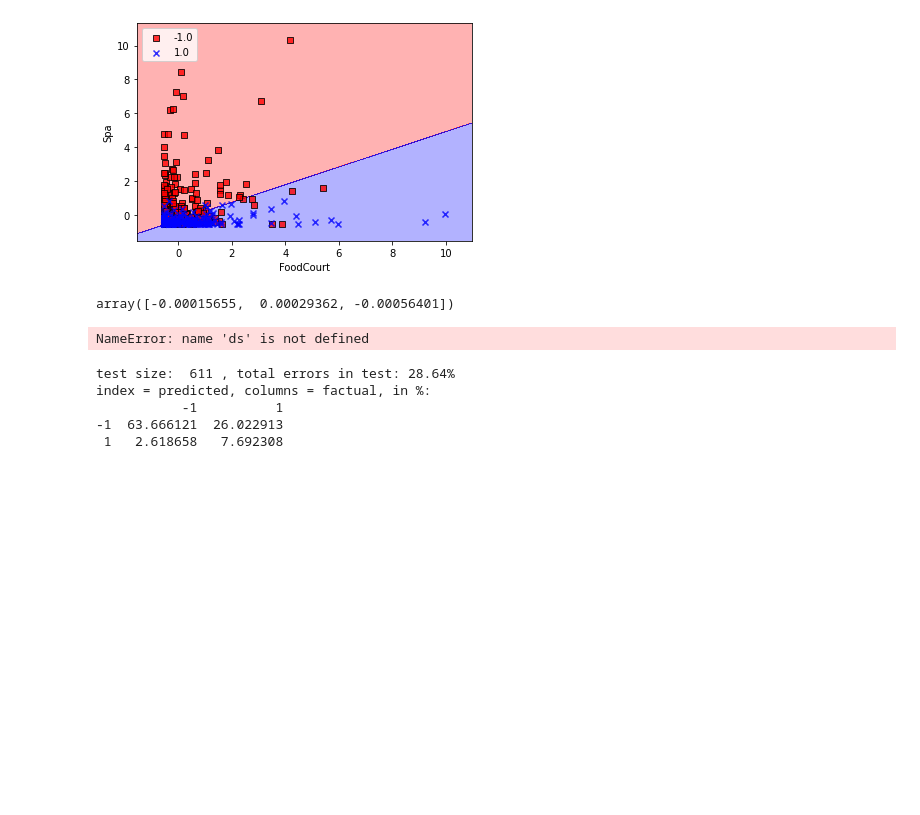
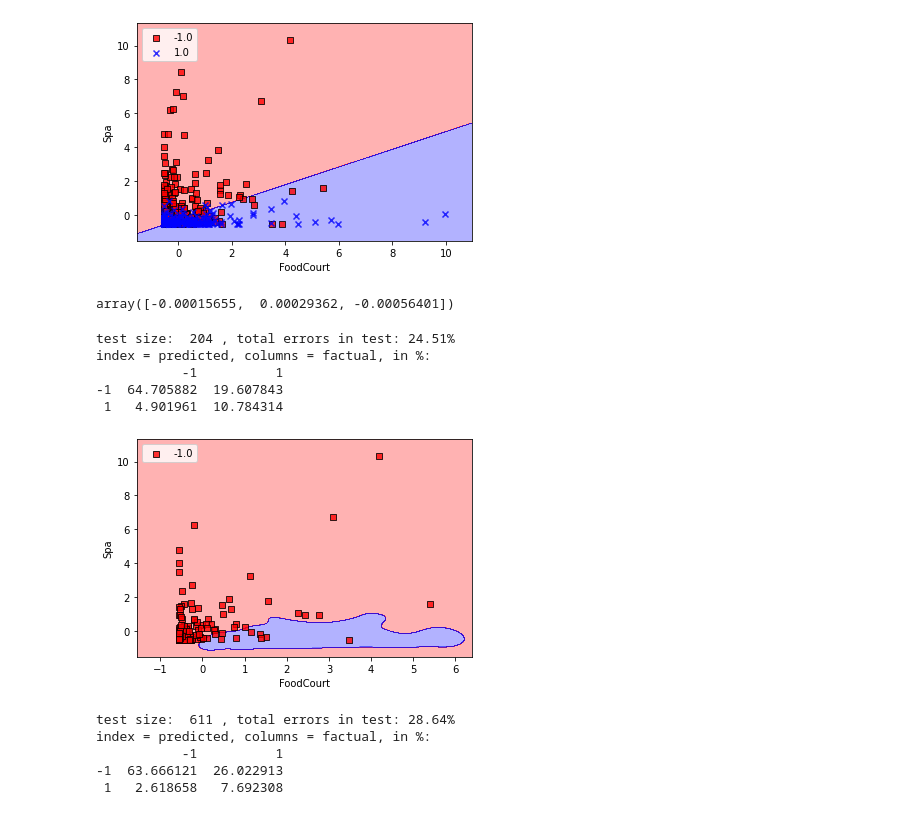
Before and after one commit to SergeyBubnov/spaceship, a Jupyter notebook: 1.ipynb, the cells around one changed output. Drawn from its saved outputs; the diff is of its cells as text; code cells hidden in the pictures; blank space fills up the shorter version.

```diff
--- a/1.ipynb
+++ b/1.ipynb
@@ -853,9 +852,14 @@ ppn_test.w_
 # %% [output]
 array([-0.00015655,  0.00029362, -0.00056401])
 # %%
-ppn_test = ds.divide_frame(dataf = dz,columns = col_s,teacher_column = "Transported",classifier = 'SVC', kernel_ = 'rbf', gamma_ = 1, c=5.0, random_state_sample = 2,random_state_ppn = 1, fraction = 0.7, eta = 0.0001, iter = 300,plot = True, res =0.01, show_value = -1.0)
+ppn_test = ds.divide_frame(dataf = dz,columns = col_s,teacher_column = "Transported",classifier = 'SVC', kernel_ = 'rbf', gamma_ = 5, c=1, degree_ = 3, random_state_sample = 2,random_state_ppn = 1, fraction = 0.9, eta = 0.0001, iter = 300,plot = True, res =0.01, show_value = -1.0)
 # %% [output]
-NameError: name 'ds' is not defined
+test size:  204 , total errors in test: 24.51%
+index = predicted, columns = factual, in %:
+           -1          1
+-1  64.705882  19.607843
+ 1   4.901961  10.784314
+[figure, added]
 # %%
 ppn_test = ds.divide_frame(dataf = dz,columns = col_s,teacher_column = "Transported",classifier = 'Adaline', random_state_sample = 2,random_state_ppn = 2, fraction = 0.7, eta = 0.0001, iter = 150,plot = True, res = 0.01)
 # %% [output]
```
Also changed, not shown: parts of 6 cells of this notebook.
